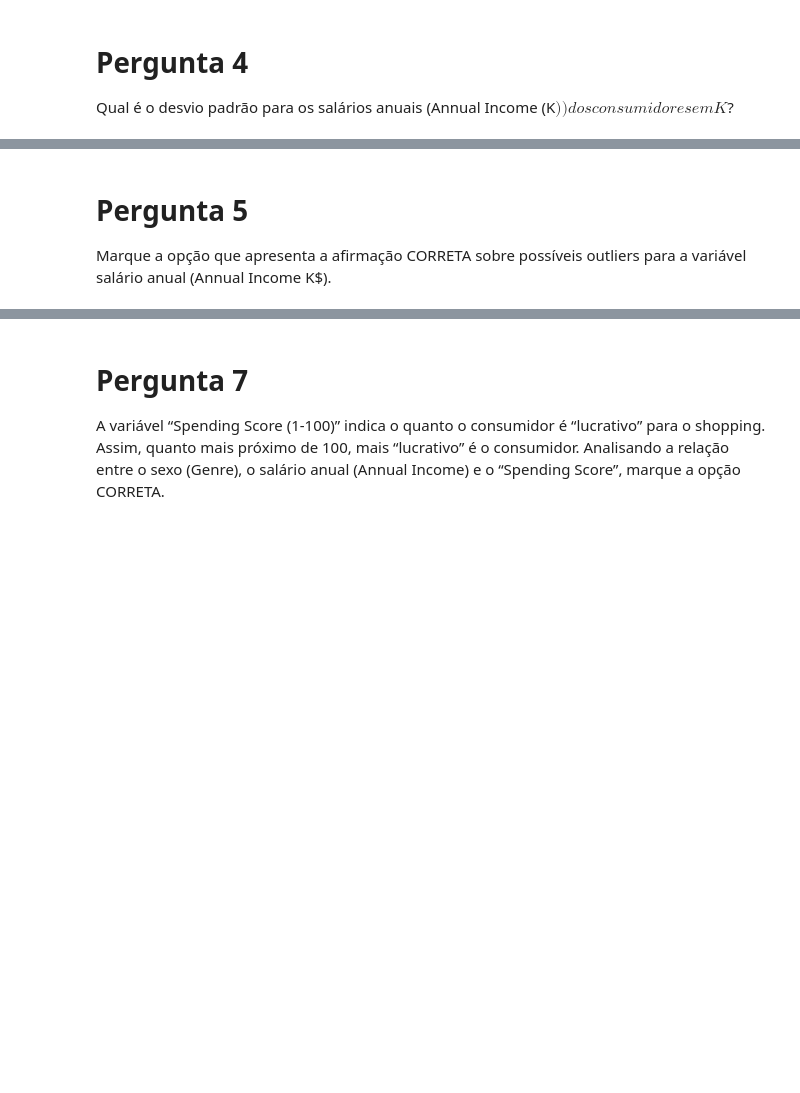
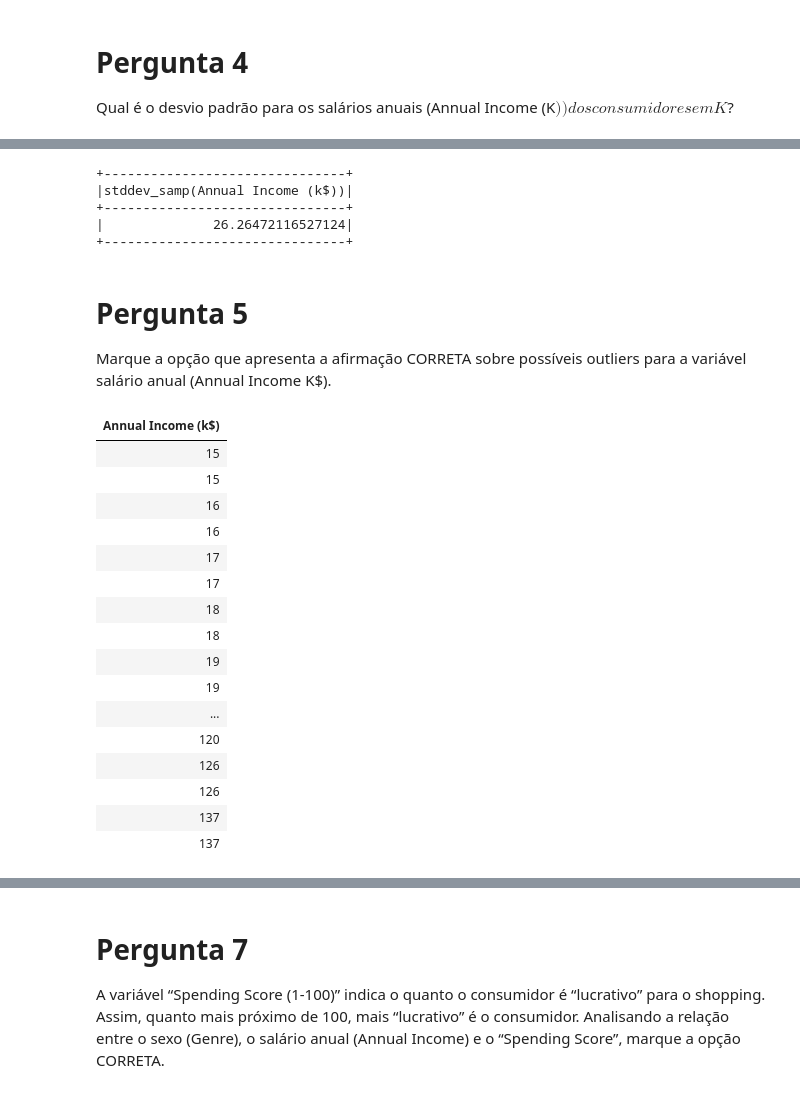
Before and after one commit to alexcamargos/DataScienceBootcampIGTI, a Jupyter notebook: Modulo_3/Desafio/resolucao_desafio_pyspark.ipynb, the cells around one changed output, grey strips where cells are left out. Cells and saved outputs as stored; diff of their text form; code cells hidden in the pictures; blank space fills up the shorter version.

Commit message:
Resolução do desafio do módulo 3

```diff
--- a/Modulo_3/Desafio/resolucao_desafio_pyspark.ipynb
+++ b/Modulo_3/Desafio/resolucao_desafio_pyspark.ipynb
@@ -37,0 +44,4 @@ Neste desafio, vamos realizar uma análise sobre um banco de dados composto por
+# %%
+# Criando o SparkSession
+spark  = SparkSession.builder.appName('Desafio do Módulo 3').getOrCreate()
+spark
@@ -37,0 +58,6 @@ Neste desafio, vamos realizar uma análise sobre um banco de dados composto por
+# %%
+# Link para o dataset no Github
+DATASET_LINK = 'https://raw.githubusercontent.com/alexcamargos/DataScienceBootcampIGTI/main/Modulo_3/Desafio/mall_customers.csv'
+# %%
+# Informando ao Spark onde esta o arquivo para download.
+spark.sparkContext.addFile(DATASET_LINK)
@@ -62,3 +197,11 @@ pass
+# %%
+df.select(sql_F.stddev('Annual Income (k$)')).show()
+# %% [output]
++-------------------------------+
+|stddev_samp(Annual Income (k$))|
++-------------------------------+
+|              26.26472116527124|
++-------------------------------+
 # %% [markdown]
 # Pergunta 5
 
@@ -67,0 +209,20 @@ pass
+# %%
+display(df.select('Annual Income (k$)'))
+# %% [output]
+| Annual Income (k$) |
+| 15 |
+| 15 |
+| 16 |
+| 16 |
+| 17 |
+| 17 |
+| 18 |
+| 18 |
+| 19 |
+| 19 |
+| ... |
+| 120 |
+| 126 |
+| 126 |
+| 137 |
+| 137 |
```
Also changed, not shown: parts of 48 cells of this notebook, 1 other file.
